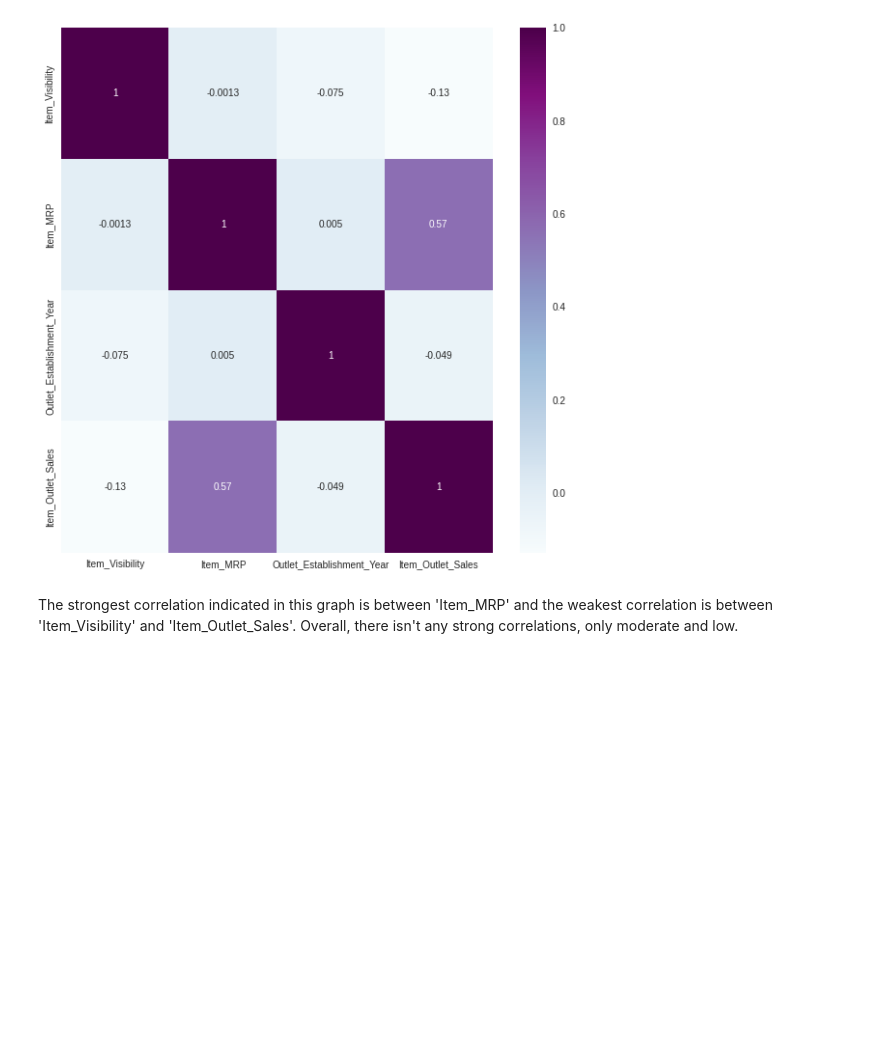
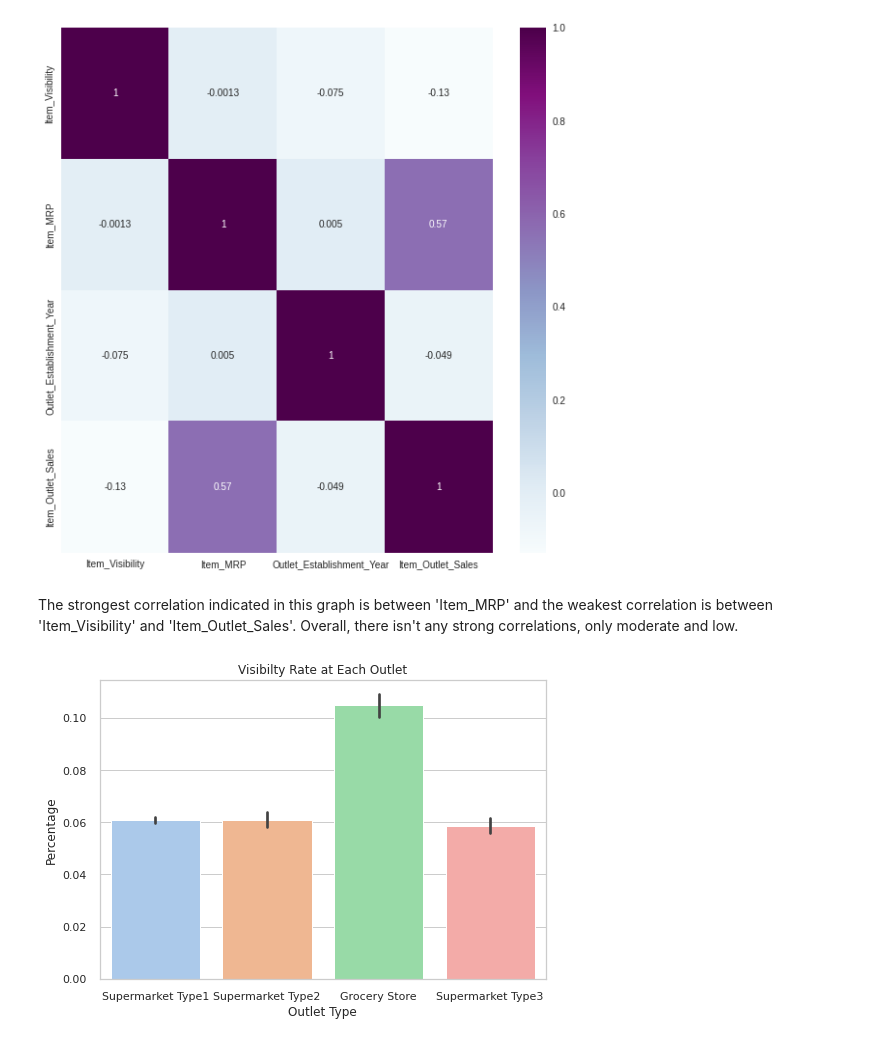
Before and after one commit to julianasaha/food-sales-predications, a Jupyter notebook: Food_sales_predictions.ipynb, the cells around one changed output. Cells and saved outputs as stored; diff of their text form; code cells hidden in the pictures; blank space fills up the shorter version.

```diff
--- a/Food_sales_predictions.ipynb
+++ b/Food_sales_predictions.ipynb
@@ -167,3 +167,14 @@ sns.heatmap(corr, cmap='BuPu', annot=True,);
 [figure]
 # %% [markdown]
 The strongest correlation indicated in this graph is between 'Item_MRP' and the weakest correlation is between 'Item_Visibility' and 'Item_Outlet_Sales'. Overall, there isn't any strong correlations, only moderate and low.
+# %%
+#graph the visibilty rate at each store
+ax = sns.barplot(data= df, x= 'Outlet_Type', y= 'Item_Visibility');
+ax.set_title('Visibilty Rate at Each Outlet')
+ax.set_ylabel('Percentage')
+ax.set_xlabel('Outlet Type')
+plt.rcParams['font.family'] = 'serif'
+plt.rcParams['axes.labelsize'] = 'x-large'
+sns.set_theme(style="whitegrid", palette="rocket")
+# %% [output]
+[figure, added]
```
Also changed, not shown: parts of 5 cells of this notebook.
